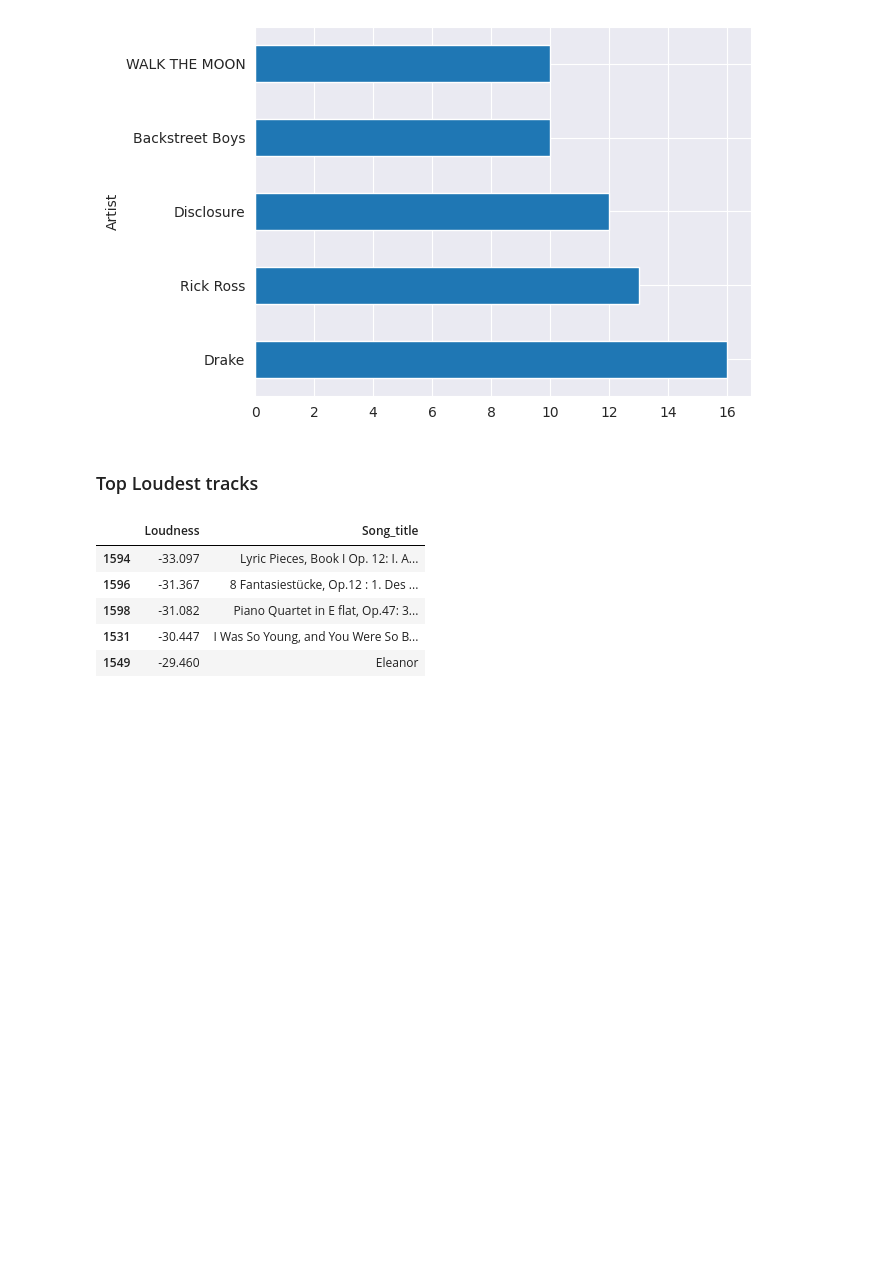
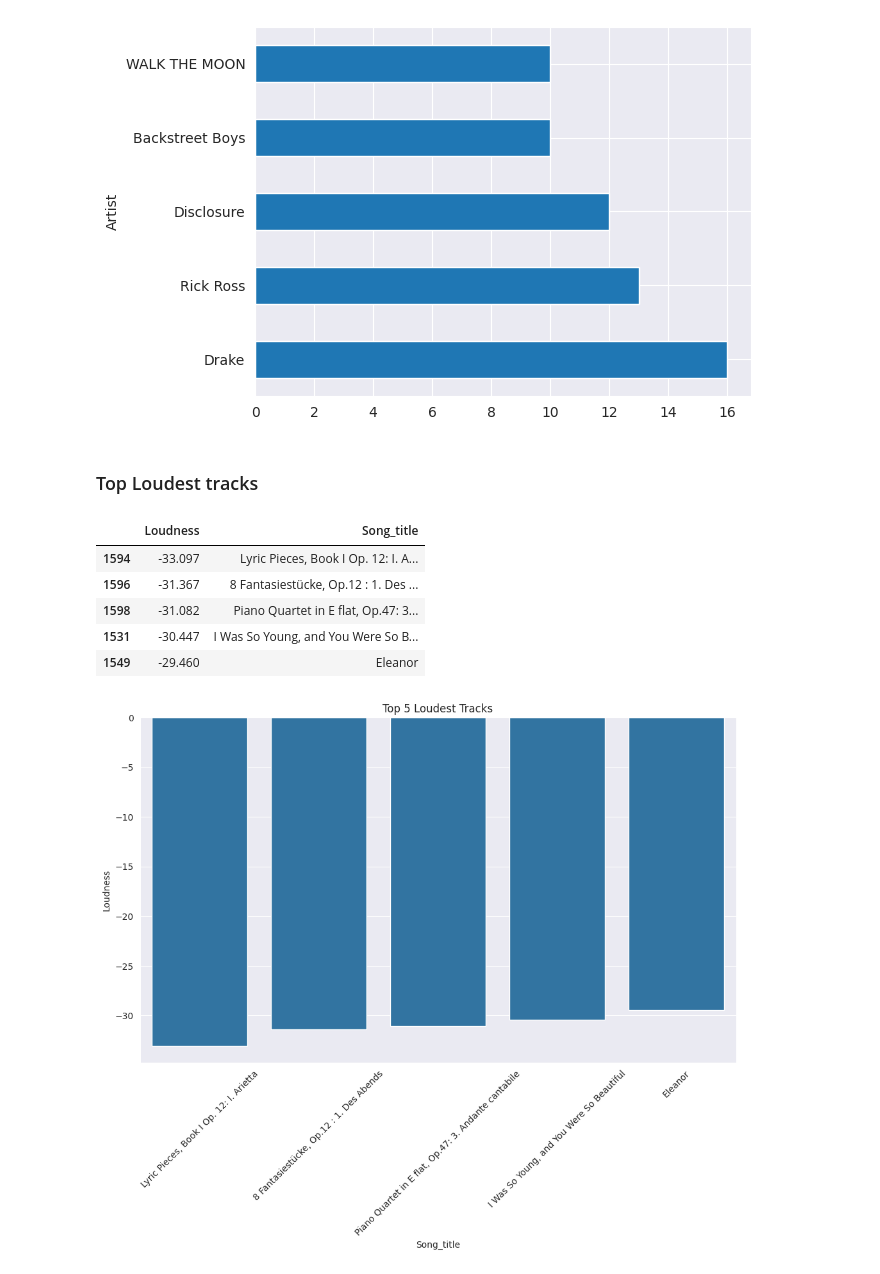
Before and after one commit to samwanyua/Exploratory-Data-Analysis-Project-Spotify-Dataset-Analysis, a Jupyter notebook: Notebook.ipynb, the cells around one changed output. Drawn from its saved outputs; the diff is of its cells as text; code cells hidden in the pictures; blank space fills up the shorter version.

Commit message:
Get top 5 loudest tracks

```diff
--- a/Notebook.ipynb
+++ b/Notebook.ipynb
@@ -174,3 +174,11 @@ top_5_loudest_tracks
 | 1598 | -31.082 | Piano Quartet in E flat, Op.47: 3... |
 | 1531 | -30.447 | I Was So Young, and You Were So B... |
 | 1549 | -29.460 | Eleanor |
+# %%
+plt.figure(figsize=(12,7))
+sns.barplot(x="Song_title", y="Loudness", data=top_5_loudest_tracks)
+plt.title("Top 5 Loudest Tracks")
+plt.xticks(rotation=45)
+plt.show()
+# %% [output]
+[figure, added]
```
